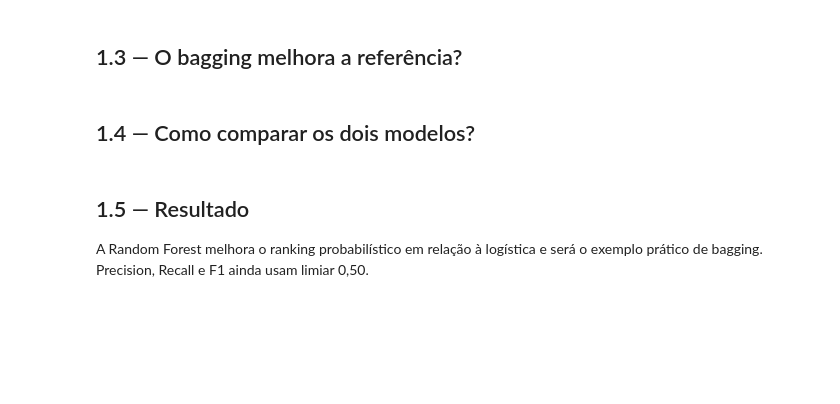
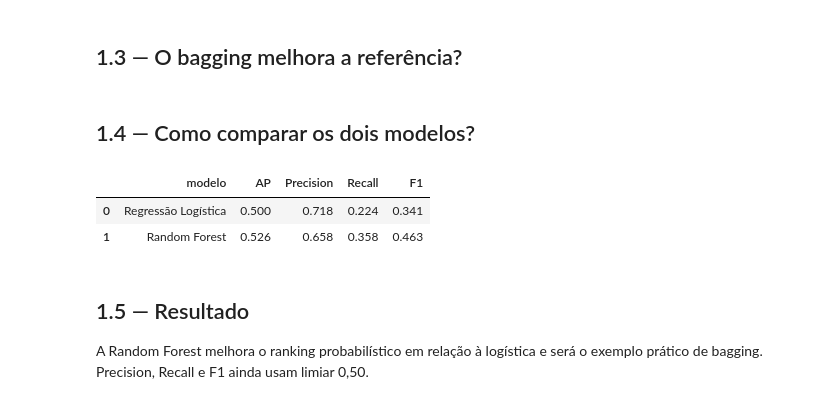
Before and after one commit to ariel-velardo/ALURA, a Jupyter notebook: classificacao-avancando-classificadores/notebooks/01_problema_benchmark.ipynb, the cells around one changed output. Saved outputs shown, nothing was run; the diff lists cells and outputs as text; code cells hidden in the pictures; blank space fills up the shorter version.

Commit message:
adiciona random forest ao benchmark

```diff
--- a/classificacao-avancando-classificadores/notebooks/01_problema_benchmark.ipynb
+++ b/classificacao-avancando-classificadores/notebooks/01_problema_benchmark.ipynb
@@ -184,6 +230,31 @@ pd.DataFrame({
 # %%
 fig = grafico_comparacao_modelos(resultados)
 fig.show()
+# %%
+from sklearn.metrics import precision_score, recall_score, f1_score
+
+comparacao_metricas = pd.DataFrame([
+    {
+        "modelo": "Regressão Logística",
+        "AP": ap_logistica,
+        "Precision": precision_score(y_validacao, previsoes_logisticas),
+        "Recall": recall_score(y_validacao, previsoes_logisticas),
+        "F1": f1_score(y_validacao, previsoes_logisticas),
+    },
+    {
+        "modelo": "Random Forest",
+        "AP": ap_random_forest,
+        "Precision": precision_score(y_validacao, previsoes_random_forest),
+        "Recall": recall_score(y_validacao, previsoes_random_forest),
+        "F1": f1_score(y_validacao, previsoes_random_forest),
+    },
+])
+
+comparacao_metricas.round(3)
+# %% [output]
+|  | modelo | AP | Precision | Recall | F1 |
+| 0 | Regressão Logística | 0.500 | 0.718 | 0.224 | 0.341 |
+| 1 | Random Forest | 0.526 | 0.658 | 0.358 | 0.463 |
 # %% [markdown]
 ## 1.5 — Resultado
 
```
Also changed, not shown: parts of 3 cells of this notebook.
